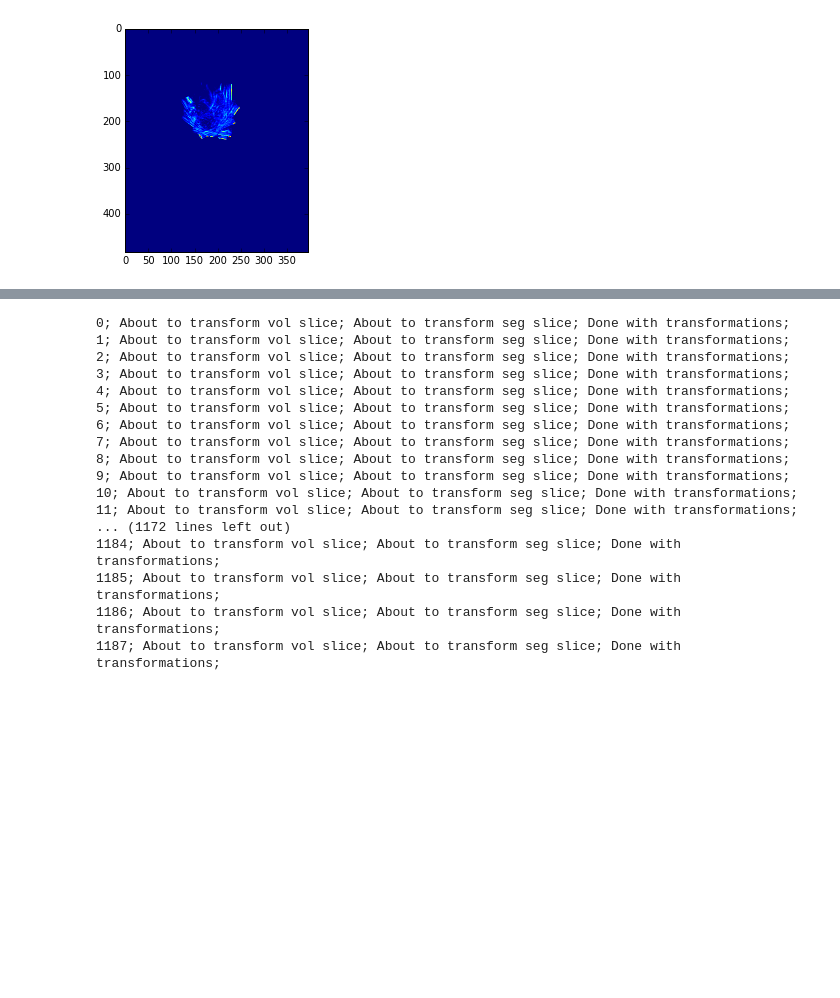
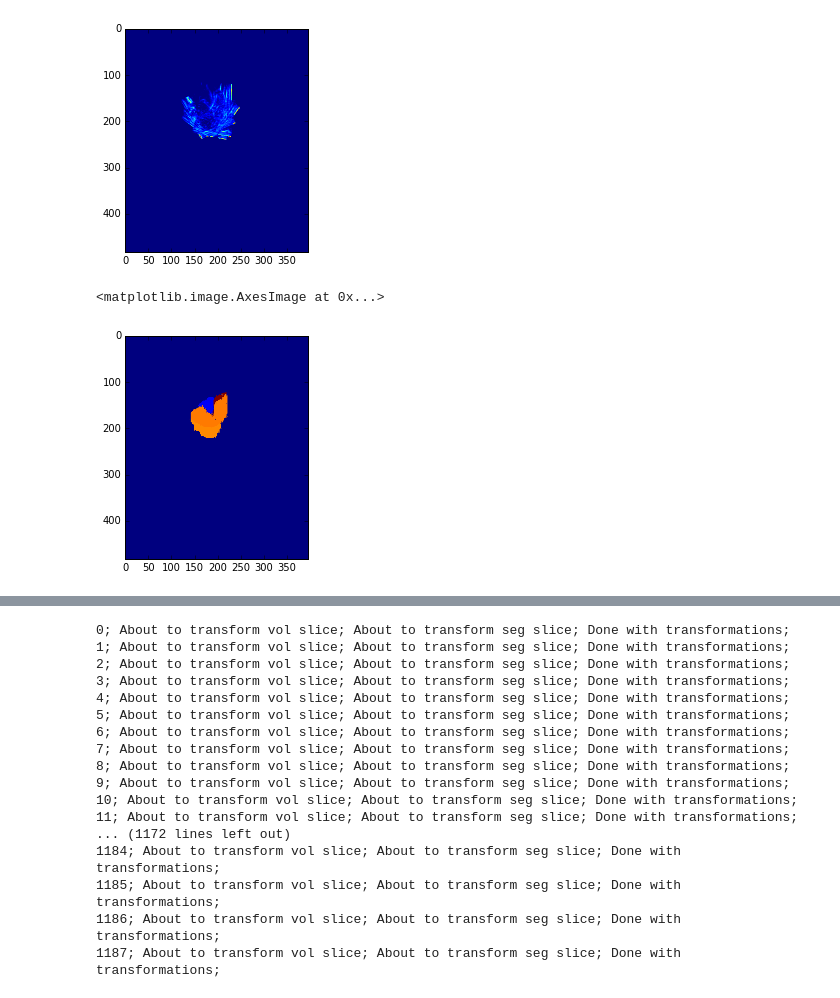
Before and after one commit to lhallock/openarm-seg, a Jupyter notebook: deformations_dev.ipynb, the cells around one changed output, grey strips where cells are left out. Saved outputs shown, nothing was run; the diff lists cells and outputs as text; code cells hidden in the pictures; blank space fills up the shorter version.

```diff
--- a/deformations_dev.ipynb
+++ b/deformations_dev.ipynb
@@ -93,6 +115,11 @@ plt.imshow(eximage)
 # %% [output]
 <matplotlib.image.AxesImage at 0x...>
 [figure]
+# %%
+plt.imshow(exseg)
+# %% [output]
+<matplotlib.image.AxesImage at 0x...>
+[figure, added]
 # %%
 seed = np.random.randint(0, 2 ** 32 - 1)
 randomizer = np.random.RandomState(seed)
```
Also changed, not shown: parts of 16 cells of this notebook.
